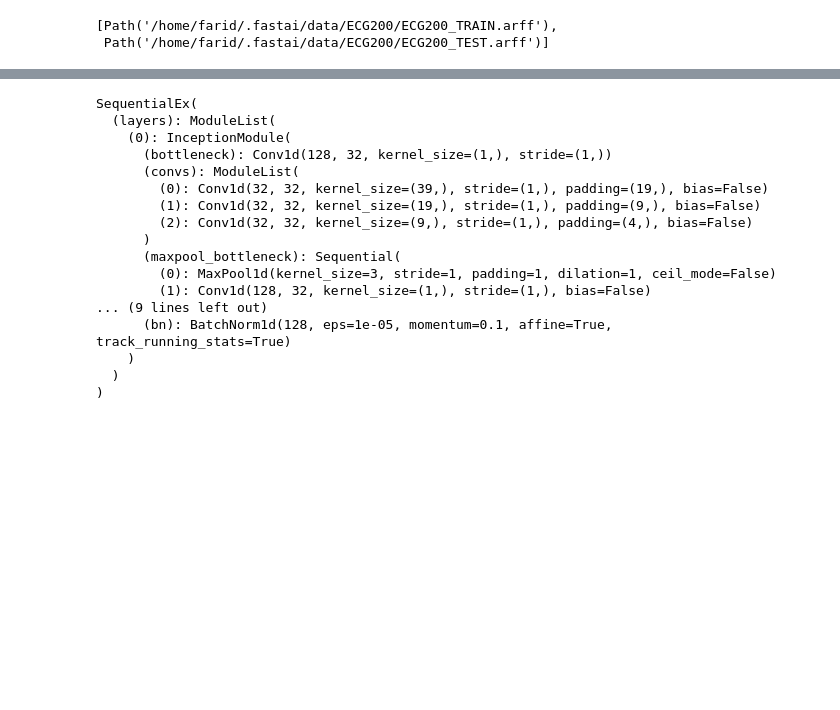
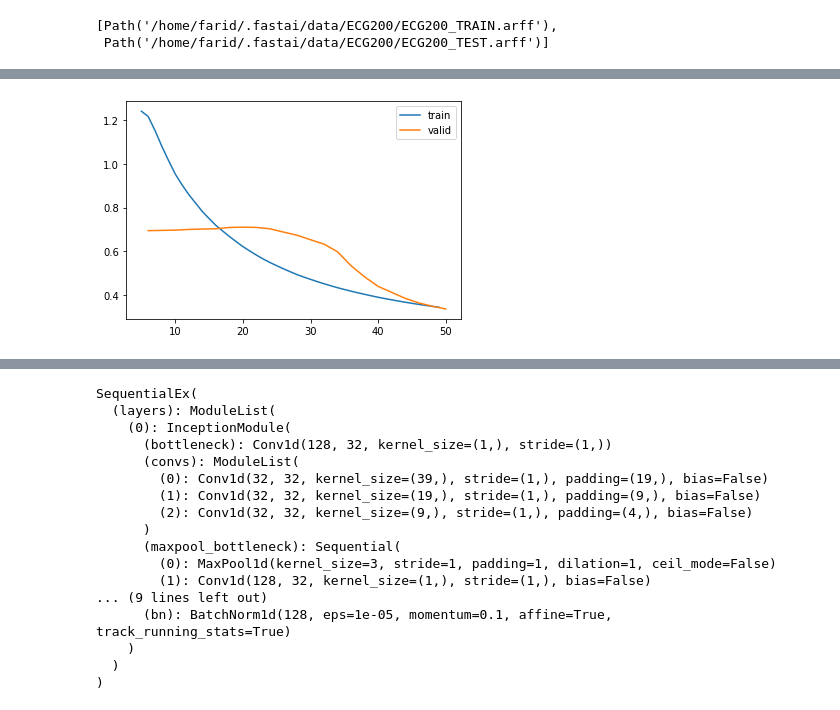
Before and after one commit to ai-fast-track/timeseries, a Jupyter notebook: nbs/cam_tutorial_ECG200.ipynb, the cells around one changed output, grey strips where cells are left out. Saved outputs shown, nothing was run; the diff lists cells and outputs as text; code cells hidden in the pictures; blank space fills up the shorter version.

```diff
--- a/nbs/cam_tutorial_ECG200.ipynb
+++ b/nbs/cam_tutorial_ECG200.ipynb
@@ -83,3 +85,7 @@ learn.fit_one_cycle(25, lr_max=1e-3)
+# %%
+learn.recorder.plot_loss()
+# %% [output]
+[figure, added]
 # %%
 learn.show_results()
 # %% [output]
```
Also changed, not shown: parts of 12 cells of this notebook, 17 other files.
